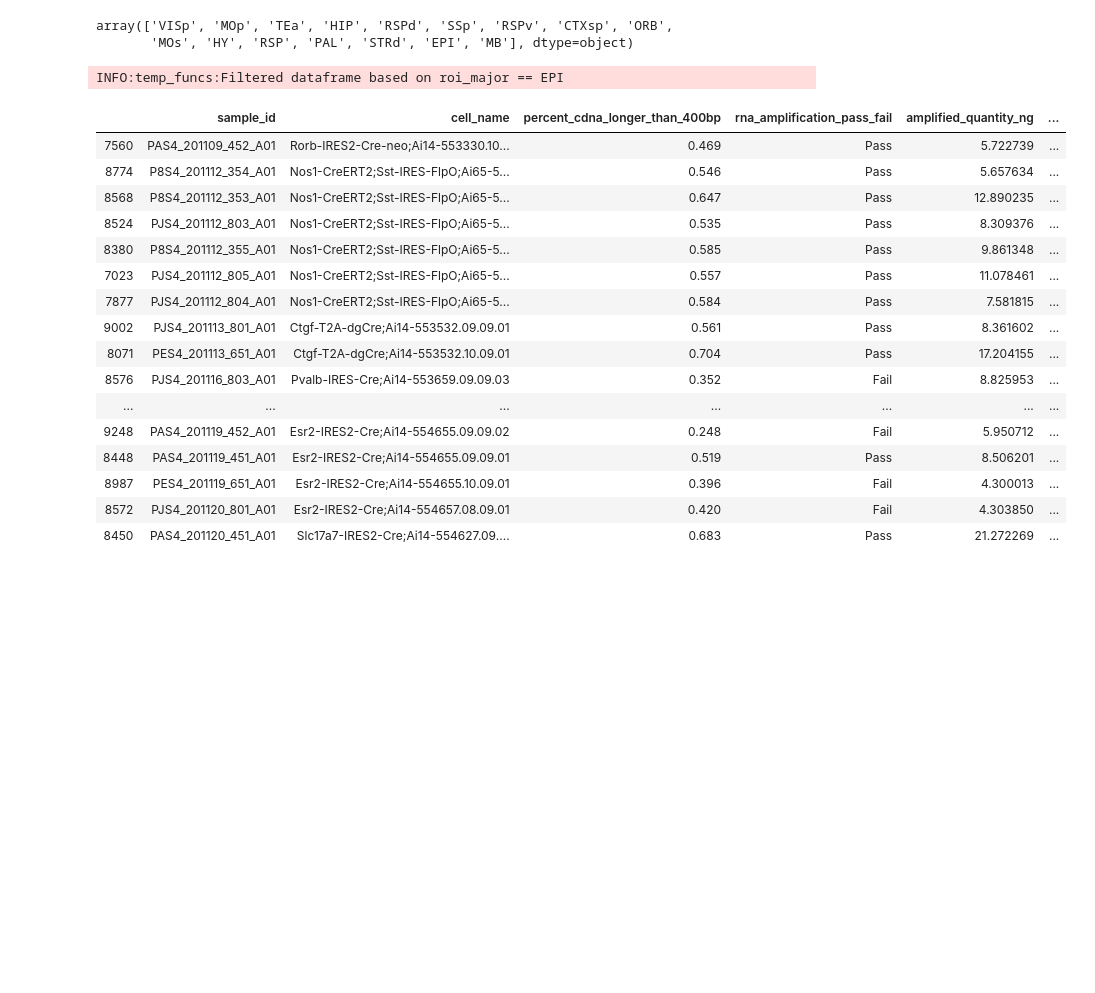
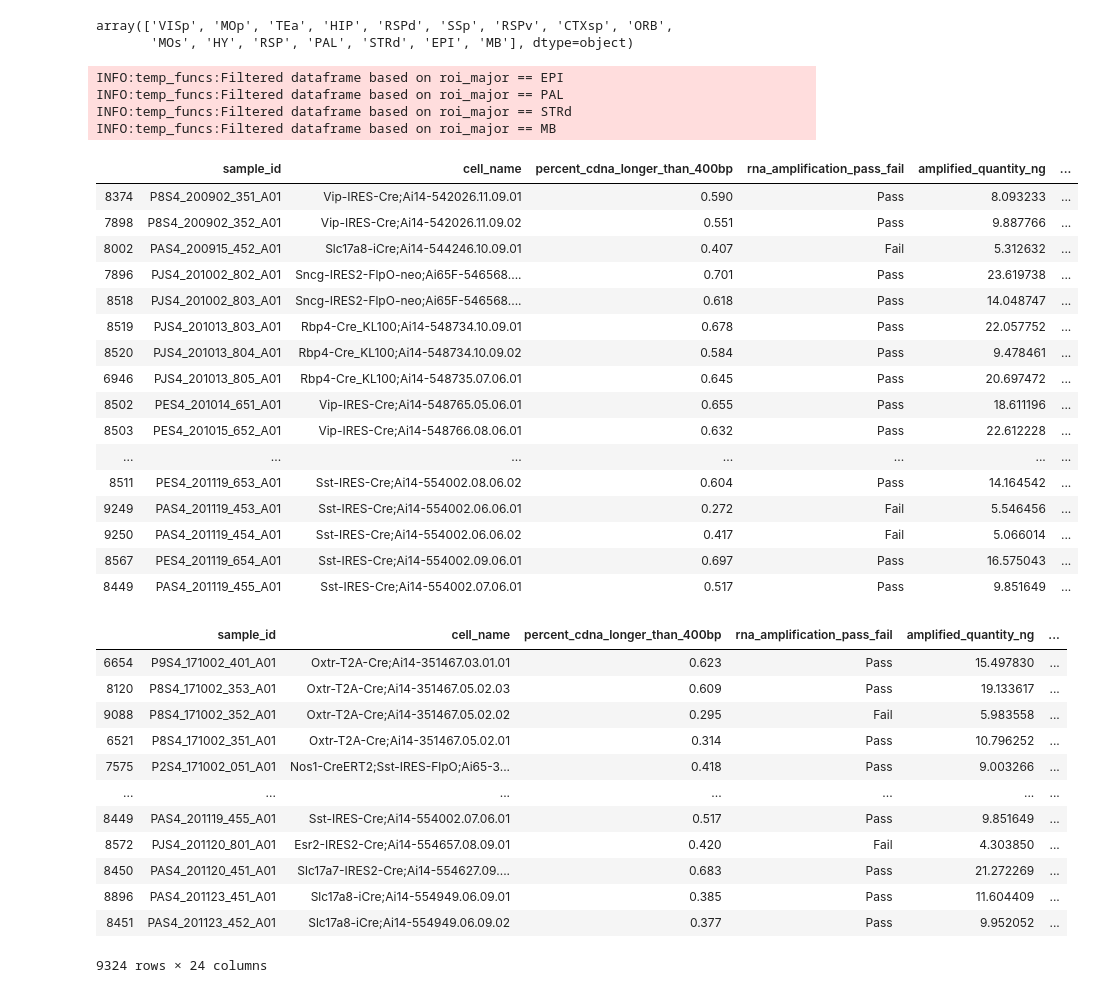
Before and after one commit to ramr24/Personal, a Jupyter notebook: ivscc_data_blitz/data_blitz_ephys_features.ipynb, the cells around one changed output. Drawn from its saved outputs; the diff is of its cells as text; code cells hidden in the pictures; blank space fills up the shorter version.

```diff
--- a/ivscc_data_blitz/data_blitz_ephys_features.ipynb
+++ b/ivscc_data_blitz/data_blitz_ephys_features.ipynb
@@ -72,25 +84,50 @@ merge_all["roi_major"].uniqueue()
 # %% [output]
 array(['VISp', 'MOp', 'TEa', 'HIP', 'RSPd', 'SSp', 'RSPv', 'CTXsp', 'ORB',
        'MOs', 'HY', 'RSP', 'PAL', 'STRd', 'EPI', 'MB'], dtype=object)
+# %%
+region_epi = filter_df(merge_all, "roi_major", "EPI") # LH, MH
+region_pal = filter_df(merge_all, "roi_major", "PAL") # Gpi, Gpe
+region_strd = filter_df(merge_all, "roi_major", "STRd") # CP
+region_mb = filter_df(merge_all, "roi_major", "MB") # SNc, SNr
+# %% [output]
+INFO:temp_funcs:Filtered dataframe based on roi_major == EPI
+INFO:temp_funcs:Filtered dataframe based on roi_major == PAL
+INFO:temp_funcs:Filtered dataframe based on roi_major == STRd
+INFO:temp_funcs:Filtered dataframe based on roi_major == MB
+# %%
+region_pal
+# %% [output]
+|  | sample_id | cell_name | percent_cdna_longer_than_400bp | rna_amplification_pass_fail | amplified_quantity_ng | ... |
+| 8374 | P8S4_200902_351_A01 | Vip-IRES-Cre;Ai14-542026.11.09.01 | 0.590 | Pass | 8.093233 | ... |
+| 7898 | P8S4_200902_352_A01 | Vip-IRES-Cre;Ai14-542026.11.09.02 | 0.551 | Pass | 9.887766 | ... |
+| 8002 | PAS4_200915_452_A01 | Slc17a8-iCre;Ai14-544246.10.09.01 | 0.407 | Fail | 5.312632 | ... |
+| 7896 | PJS4_201002_802_A01 | Sncg-IRES2-FlpO-neo;Ai65F-546568.... | 0.701 | Pass | 23.619738 | ... |
+| 8518 | PJS4_201002_803_A01 | Sncg-IRES2-FlpO-neo;Ai65F-546568.... | 0.618 | Pass | 14.048747 | ... |
+| 8519 | PJS4_201013_803_A01 | Rbp4-Cre_KL100;Ai14-548734.10.09.01 | 0.678 | Pass | 22.057752 | ... |
+| 8520 | PJS4_201013_804_A01 | Rbp4-Cre_KL100;Ai14-548734.10.09.02 | 0.584 | Pass | 9.478461 | ... |
+| 6946 | PJS4_201013_805_A01 | Rbp4-Cre_KL100;Ai14-548735.07.06.01 | 0.645 | Pass | 20.697472 | ... |
+| 8502 | PES4_201014_651_A01 | Vip-IRES-Cre;Ai14-548765.05.06.01 | 0.655 | Pass | 18.611196 | ... |
+| 8503 | PES4_201015_652_A01 | Vip-IRES-Cre;Ai14-548766.08.06.01 | 0.632 | Pass | 22.612228 | ... |
+| ... | ... | ... | ... | ... | ... | ... |
+| 8511 | PES4_201119_653_A01 | Sst-IRES-Cre;Ai14-554002.08.06.02 | 0.604 | Pass | 14.164542 | ... |
+| 9249 | PAS4_201119_453_A01 | Sst-IRES-Cre;Ai14-554002.06.06.01 | 0.272 | Fail | 5.546456 | ... |
+| 9250 | PAS4_201119_454_A01 | Sst-IRES-Cre;Ai14-554002.06.06.02 | 0.417 | Fail | 5.066014 | ... |
+| 8567 | PES4_201119_654_A01 | Sst-IRES-Cre;Ai14-554002.09.06.01 | 0.697 | Pass | 16.575043 | ... |
+| 8449 | PAS4_201119_455_A01 | Sst-IRES-Cre;Ai14-554002.07.06.01 | 0.517 | Pass | 9.851649 | ... |
 # %%
-merge_all = filter_df(merge_all, "roi_major", "EPI")
+#merge_all = filter_df(merge_all, "roi_major", "EPI")
 merge_all
 # %% [output]
+|  | sample_id | cell_name | percent_cdna_longer_than_400bp | rna_amplification_pass_fail | amplified_quantity_ng | ... |
+| 6654 | P9S4_171002_401_A01 | Oxtr-T2A-Cre;Ai14-351467.03.01.01 | 0.623 | Pass | 15.497830 | ... |
+| 8120 | P8S4_171002_353_A01 | Oxtr-T2A-Cre;Ai14-351467.05.02.03 | 0.609 | Pass | 19.133617 | ... |
+| 9088 | P8S4_171002_352_A01 | Oxtr-T2A-Cre;Ai14-351467.05.02.02 | 0.295 | Fail | 5.983558 | ... |
+| 6521 | P8S4_171002_351_A01 | Oxtr-T2A-Cre;Ai14-351467.05.02.01 | 0.314 | Pass | 10.796252 | ... |
+| 7575 | P2S4_171002_051_A01 | Nos1-CreERT2;Sst-IRES-FlpO;Ai65-3... | 0.418 | Pass | 9.003266 | ... |
+| ... | ... | ... | ... | ... | ... | ... |
+| 8449 | PAS4_201119_455_A01 | Sst-IRES-Cre;Ai14-554002.07.06.01 | 0.517 | Pass | 9.851649 | ... |
+| 8572 | PJS4_201120_801_A01 | Esr2-IRES2-Cre;Ai14-554657.08.09.01 | 0.420 | Fail | 4.303850 | ... |
+| 8450 | PAS4_201120_451_A01 | Slc17a7-IRES2-Cre;Ai14-554627.09.... | 0.683 | Pass | 21.272269 | ... |
+| 8896 | PAS4_201123_451_A01 | Slc17a8-iCre;Ai14-554949.06.09.01 | 0.385 | Pass | 11.604409 | ... |
+| 8451 | PAS4_201123_452_A01 | Slc17a8-iCre;Ai14-554949.06.09.02 | 0.377 | Pass | 9.952052 | ... |
-INFO:temp_funcs:Filtered dataframe based on roi_major == EPI
+9324 rows × 24 columns
-|  | sample_id | cell_name | percent_cdna_longer_than_400bp | rna_amplification_pass_fail | amplified_quantity_ng | ... |
-| 7560 | PAS4_201109_452_A01 | Rorb-IRES2-Cre-neo;Ai14-553330.10... | 0.469 | Pass | 5.722739 | ... |
-| 8774 | P8S4_201112_354_A01 | Nos1-CreERT2;Sst-IRES-FlpO;Ai65-5... | 0.546 | Pass | 5.657634 | ... |
-| 8568 | P8S4_201112_353_A01 | Nos1-CreERT2;Sst-IRES-FlpO;Ai65-5... | 0.647 | Pass | 12.890235 | ... |
-| 8524 | PJS4_201112_803_A01 | Nos1-CreERT2;Sst-IRES-FlpO;Ai65-5... | 0.535 | Pass | 8.309376 | ... |
-| 8380 | P8S4_201112_355_A01 | Nos1-CreERT2;Sst-IRES-FlpO;Ai65-5... | 0.585 | Pass | 9.861348 | ... |
-| 7023 | PJS4_201112_805_A01 | Nos1-CreERT2;Sst-IRES-FlpO;Ai65-5... | 0.557 | Pass | 11.078461 | ... |
-| 7877 | PJS4_201112_804_A01 | Nos1-CreERT2;Sst-IRES-FlpO;Ai65-5... | 0.584 | Pass | 7.581815 | ... |
-| 9002 | PJS4_201113_801_A01 | Ctgf-T2A-dgCre;Ai14-553532.09.09.01 | 0.561 | Pass | 8.361602 | ... |
-| 8071 | PES4_201113_651_A01 | Ctgf-T2A-dgCre;Ai14-553532.10.09.01 | 0.704 | Pass | 17.204155 | ... |
-| 8576 | PJS4_201116_803_A01 | Pvalb-IRES-Cre;Ai14-553659.09.09.03 | 0.352 | Fail | 8.825953 | ... |
-| ... | ... | ... | ... | ... | ... | ... |
-| 9248 | PAS4_201119_452_A01 | Esr2-IRES2-Cre;Ai14-554655.09.09.02 | 0.248 | Fail | 5.950712 | ... |
-| 8448 | PAS4_201119_451_A01 | Esr2-IRES2-Cre;Ai14-554655.09.09.01 | 0.519 | Pass | 8.506201 | ... |
-| 8987 | PES4_201119_651_A01 | Esr2-IRES2-Cre;Ai14-554655.10.09.01 | 0.396 | Fail | 4.300013 | ... |
-| 8572 | PJS4_201120_801_A01 | Esr2-IRES2-Cre;Ai14-554657.08.09.01 | 0.420 | Fail | 4.303850 | ... |
-| 8450 | PAS4_201120_451_A01 | Slc17a7-IRES2-Cre;Ai14-554627.09.... | 0.683 | Pass | 21.272269 | ... |
```
Also changed, not shown: parts of 14 cells of this notebook, 2 other files.
